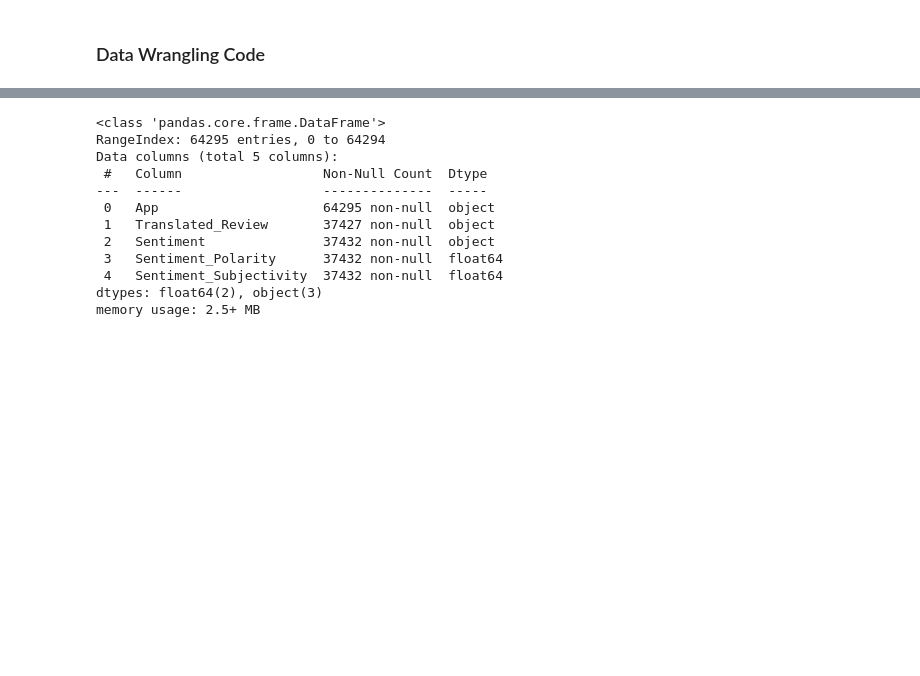
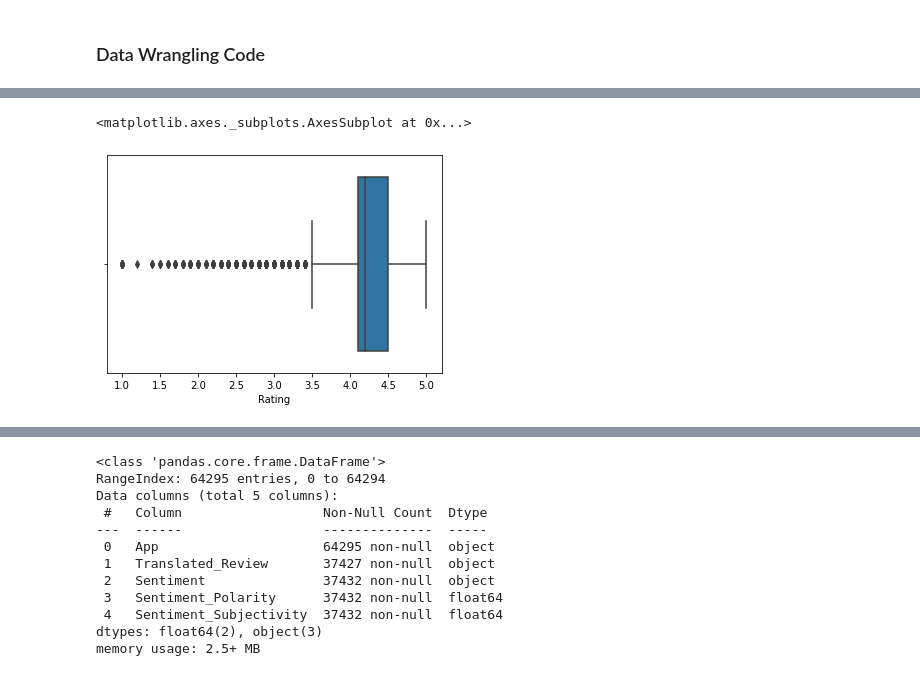
Before and after one commit to MayankDataScience/EDA_1_Data_Science, a Jupyter notebook: Play_store_app_review_analysis.ipynb, the cells around one changed output, grey strips where cells are left out. Saved outputs shown, nothing was run; the diff lists cells and outputs as text; code cells hidden in the pictures; blank space fills up the shorter version.

```diff
--- a/Play_store_app_review_analysis.ipynb
+++ b/Play_store_app_review_analysis.ipynb
@@ -447,3 +600,0 @@ Name: Reviews, dtype: float64
-# %%
-# Now we confirm that our dtype is changed
-df1['Reviews']=df3
@@ -599,2 +600,0 @@ df1.head()
-# %%
-df1['Size']=pd.to_numeric(df1['Size'])
@@ -996,0 +724,5 @@ df1[df1['Current Ver'].isna()]
+# %%
+sns.boxplot(df1['Rating'])
+# %% [output]
+<matplotlib.axes._subplots.AxesSubplot at 0x...>
+[figure, added]
```
Also changed, not shown: parts of 177 cells of this notebook.
